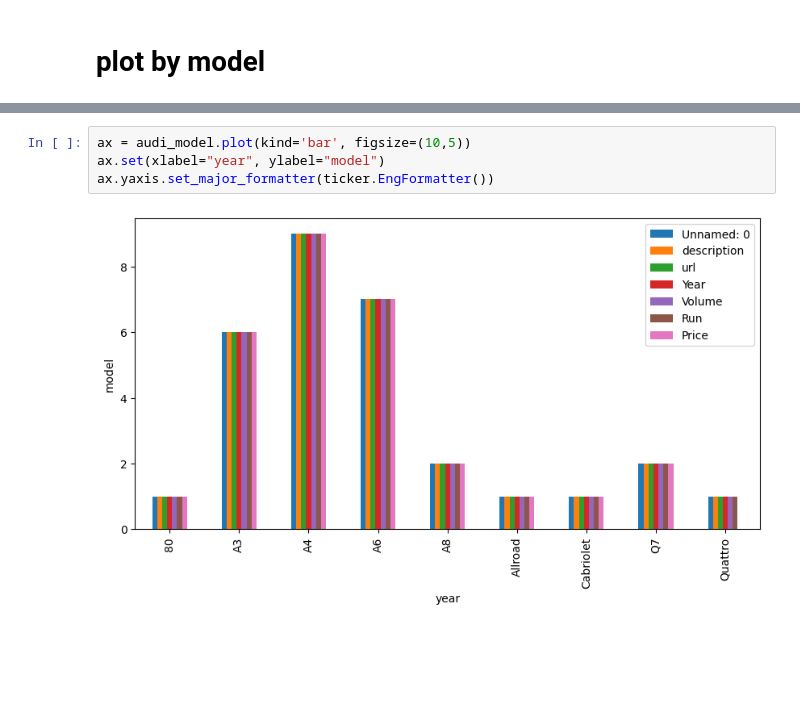
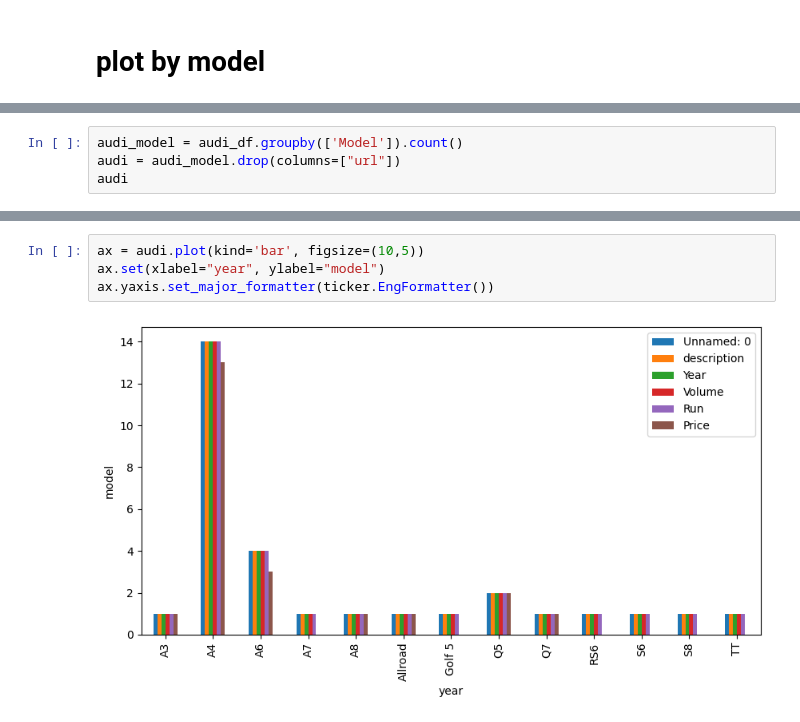
Before and after one commit to ugnevaisvilaite/She-Goes-Tech22, a Jupyter notebook: day_20/day_20_homework.ipynb, the cells around one changed output, grey strips where cells are left out. Saved outputs shown, nothing was run; the diff lists cells and outputs as text; blank space fills up the shorter version.

```diff
--- a/day_20/day_20_homework.ipynb
+++ b/day_20/day_20_homework.ipynb
@@ -209,0 +195,4 @@ audi_model
+# %%
+audi_model = audi_df.groupby(['Model']).count()
+audi = audi_model.drop(columns=["url"])
+audi
@@ -210,6 +215,6 @@ audi_model
 # %%
-ax = audi_model.plot(kind='bar', figsize=(10,5))
+ax = audi.plot(kind='bar', figsize=(10,5))
 ax.set(xlabel="year", ylabel="model")
 ax.yaxis.set_major_formatter(ticker.EngFormatter())
 # %% [output]
-[figure, old version]
+[figure, new version]
```
Also changed, not shown: parts of 10 cells of this notebook, 5 other files.
